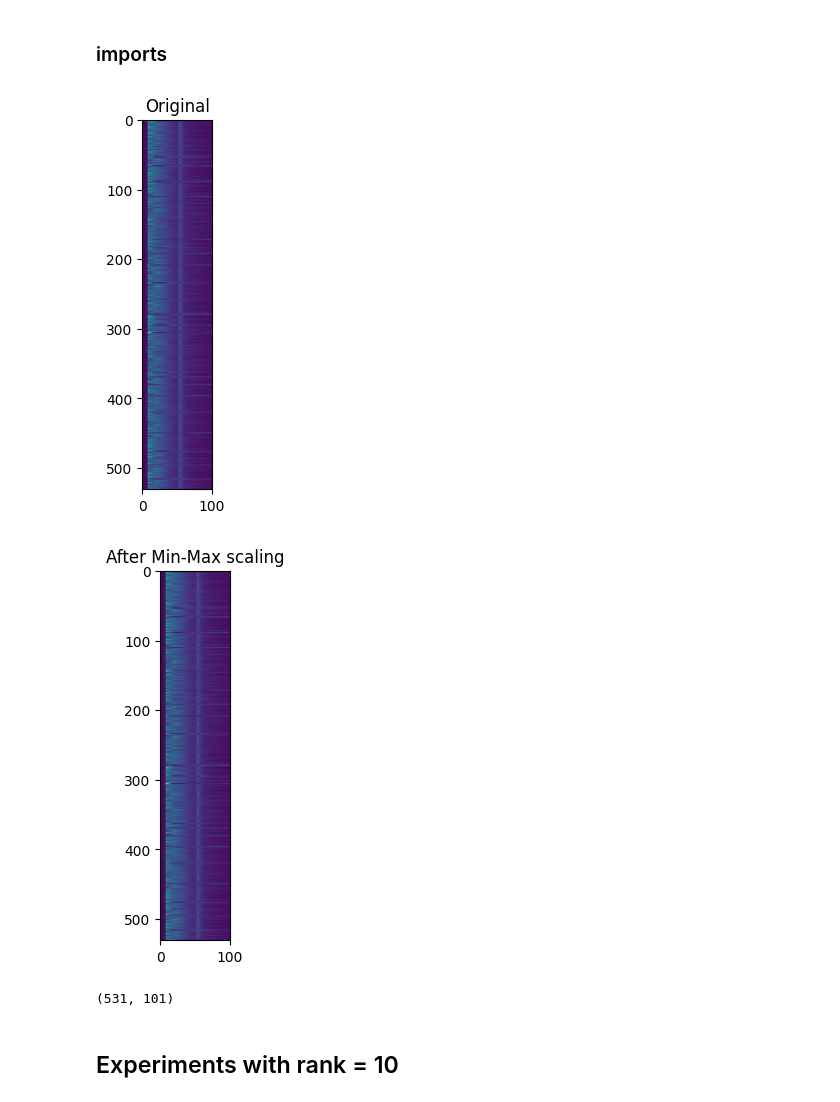
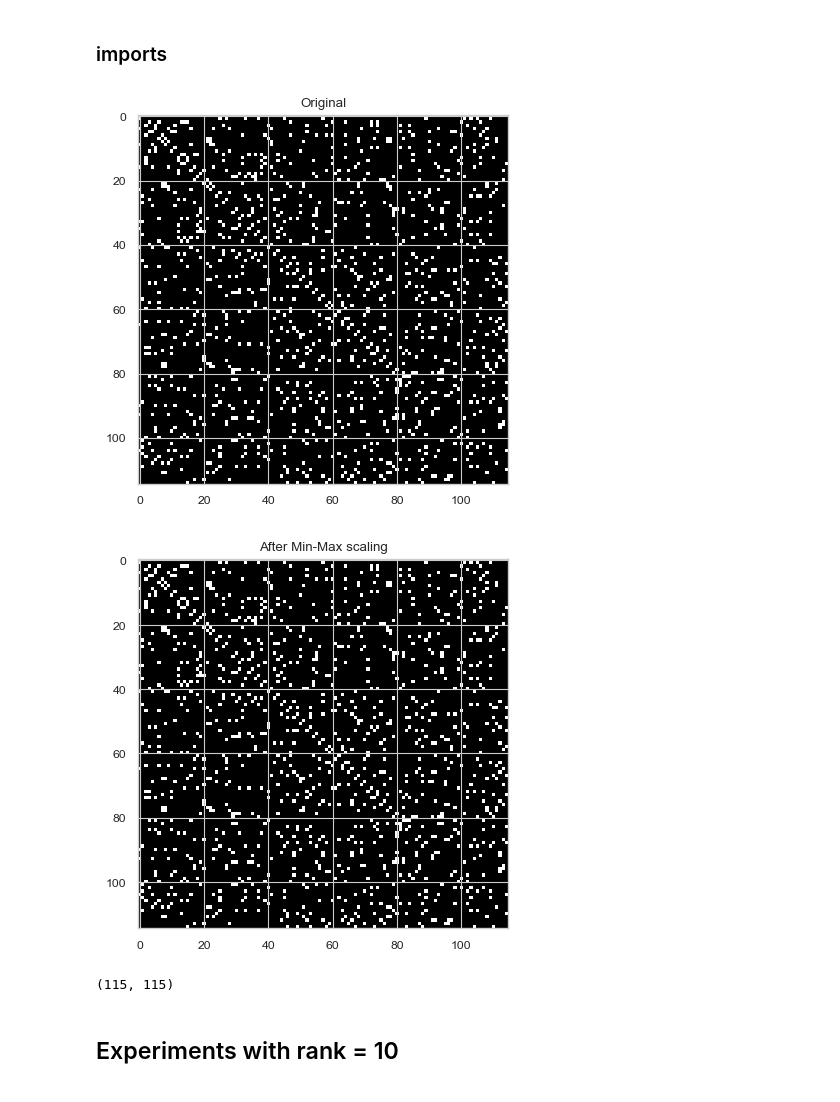
Before and after one commit to Farid-Najar/GAMONS, a Jupyter notebook: results.ipynb, the cells around one changed output. Saved outputs shown, nothing was run; the diff lists cells and outputs as text; code cells hidden in the pictures.

```diff
--- a/results.ipynb
+++ b/results.ipynb
@@ -3,51 +3,57 @@
 # %% [markdown]
 ### imports
 # %%
-from utils import lmo_fro, lmo_spectral, prox_l1, grad_gb, prox_mcp, spectral_prox_l1
+from utils import lmo_fro, lmo_spectral, prox_l1, grad_gb, prox_mcp, spectral_prox_l1, mcp, mcp_torch
 from BCD import load_dataset, Hadamard_BCD
 
 import numpy as np
 import matplotlib.pyplot as plt
 from scipy.linalg import svd
+import torch
 
 from tqdm import tqdm
 
-from problems import generateWH, run_MoreauNSD, run_VS
+from problems import generateWH, run_MoreauNSD, run_VS, run_subgradient_descent
+
+import seaborn as sns
+sns.set_theme('paper', 'whitegrid')
 # %%
-# D = load_dataset("synthetic", m = 250, n = 250)
+# D = load_dataset("synthetic", m = 500, n = 500)
 # D = load_dataset("olivetti")
 # D = load_dataset("camera")
-D = load_dataset("spectrometer")
+# D = load_dataset("spectrometer")
 # D = load_dataset("football")
 # D = load_dataset("miserables")
 # D = load_dataset("low_rank_synthetic")
 # from scipy.linalg import svd
-plt.imshow(D)
+img = plt.imshow(D)
 plt.title('Original')
+img.set_cmap('gray')
 plt.show()
 
 # Min-Max Scaling
 # Apply to each column (axis=0)
 min_vals = D.min()
 max_vals = D.max()
 
 D = (D - min_vals) / (max_vals - min_vals)
 
 plt.title('After Min-Max scaling')
-plt.imshow(D)
+img = plt.imshow(D)
+img.set_cmap('gray')
 plt.show()
 
 # # Normalization
 # D /= np.linalg.norm(D, 'fro')
 # plt.title('After normalization')
 # plt.imshow(D)
 # plt.show()
 
 print(D.shape)
 # %% [output]
-[figure, old version]
+[figure, new version]
-[figure, old version]
+[figure, new version]
-(531, 101)
+(115, 115)
 # %% [markdown]
 ## Experiments with rank = 10
 # %% [markdown]
```
Also changed, not shown: parts of 14 cells of this notebook, 3 other files.
